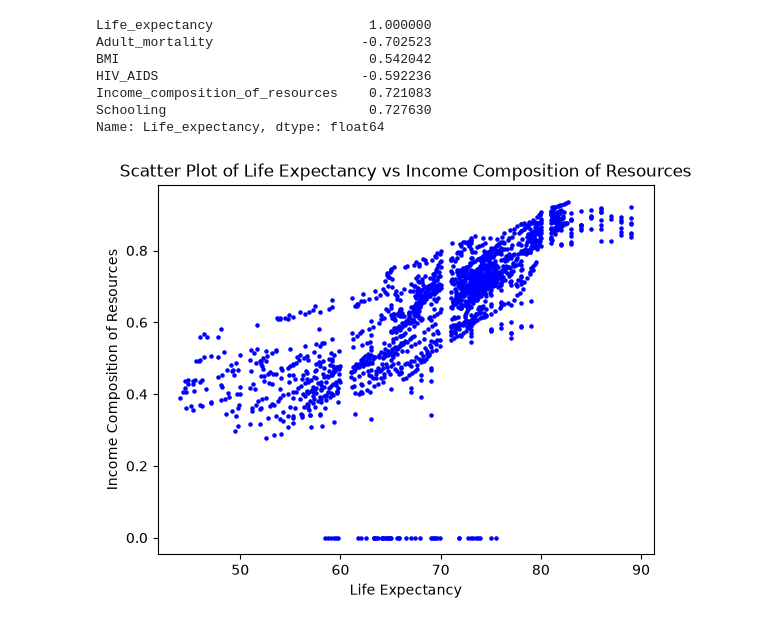
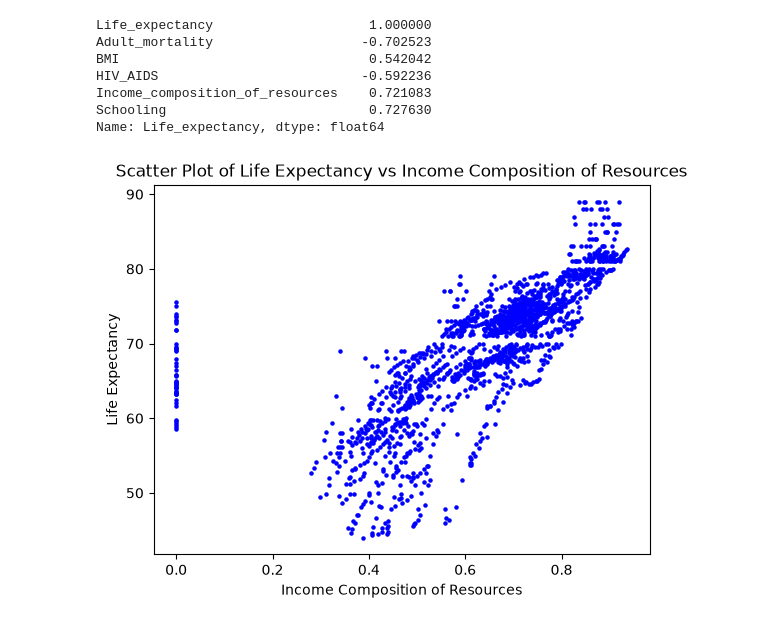
Before and after one commit to MohamedReda2003/Machine-Learning, a Jupyter notebook: TP/TP1.ipynb, the cells around one changed output. Drawn from its saved outputs; the diff is of its cells as text; code cells hidden in the pictures.

```diff
--- a/TP/TP1.ipynb
+++ b/TP/TP1.ipynb
@@ -185,12 +205,12 @@ Schooling                          0.727630
 Name: Life_expectancy, dtype: float64
 # %%
 
-plt.scatter(df["Life_expectancy"], df["Income_composition_of_resources"], color='blue',s=5)
-plt.xlabel("Life Expectancy")
-plt.ylabel("Income Composition of Resources")
+plt.scatter(df["Income_composition_of_resources"], df["Life_expectancy"], color='blue', s=5)
+plt.xlabel("Income Composition of Resources")
+plt.ylabel("Life Expectancy")
 plt.title("Scatter Plot of Life Expectancy vs Income Composition of Resources")
 plt.show()
 # %% [output]
-[figure, old version]
+[figure, new version]
 # %%
 import numpy as np
```
Also changed, not shown: parts of 7 cells of this notebook.
